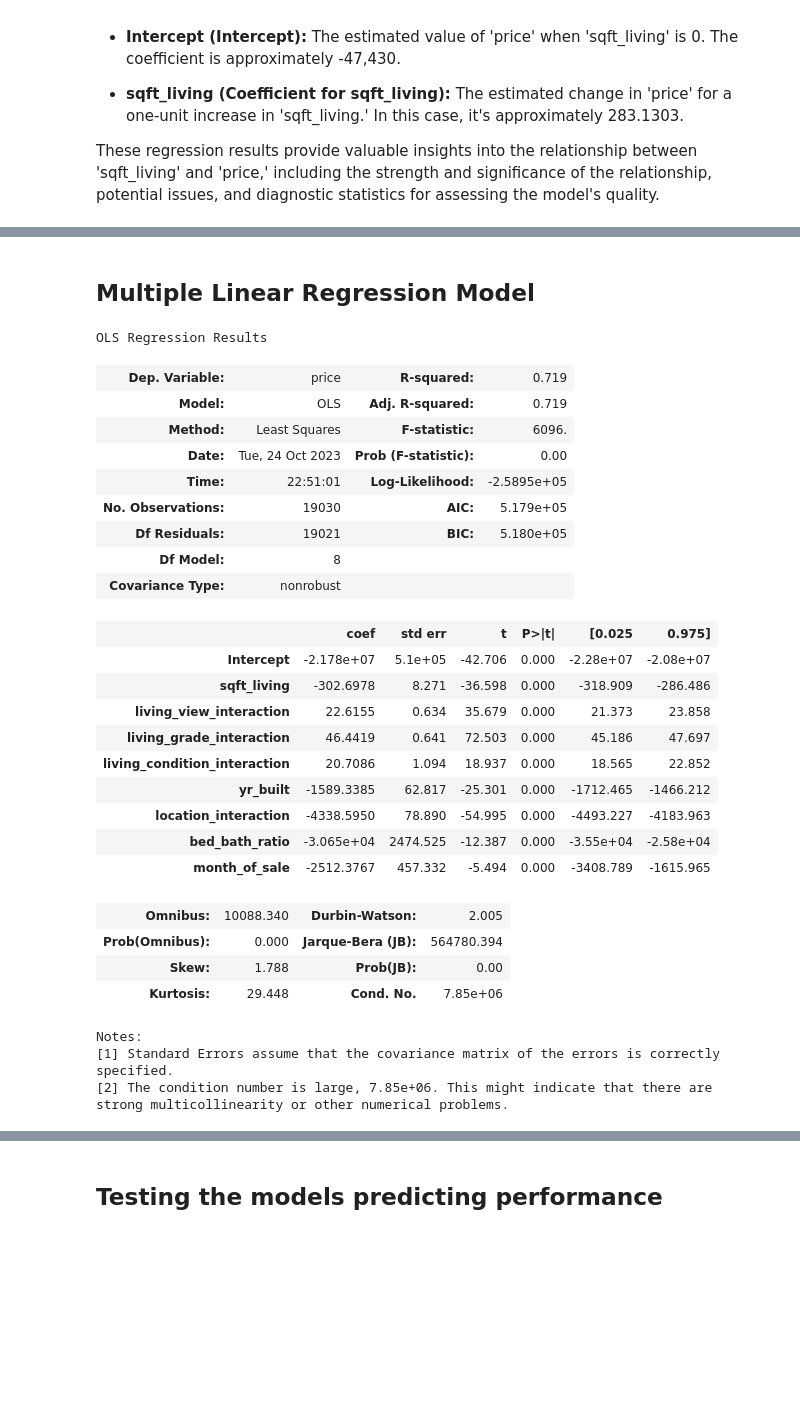
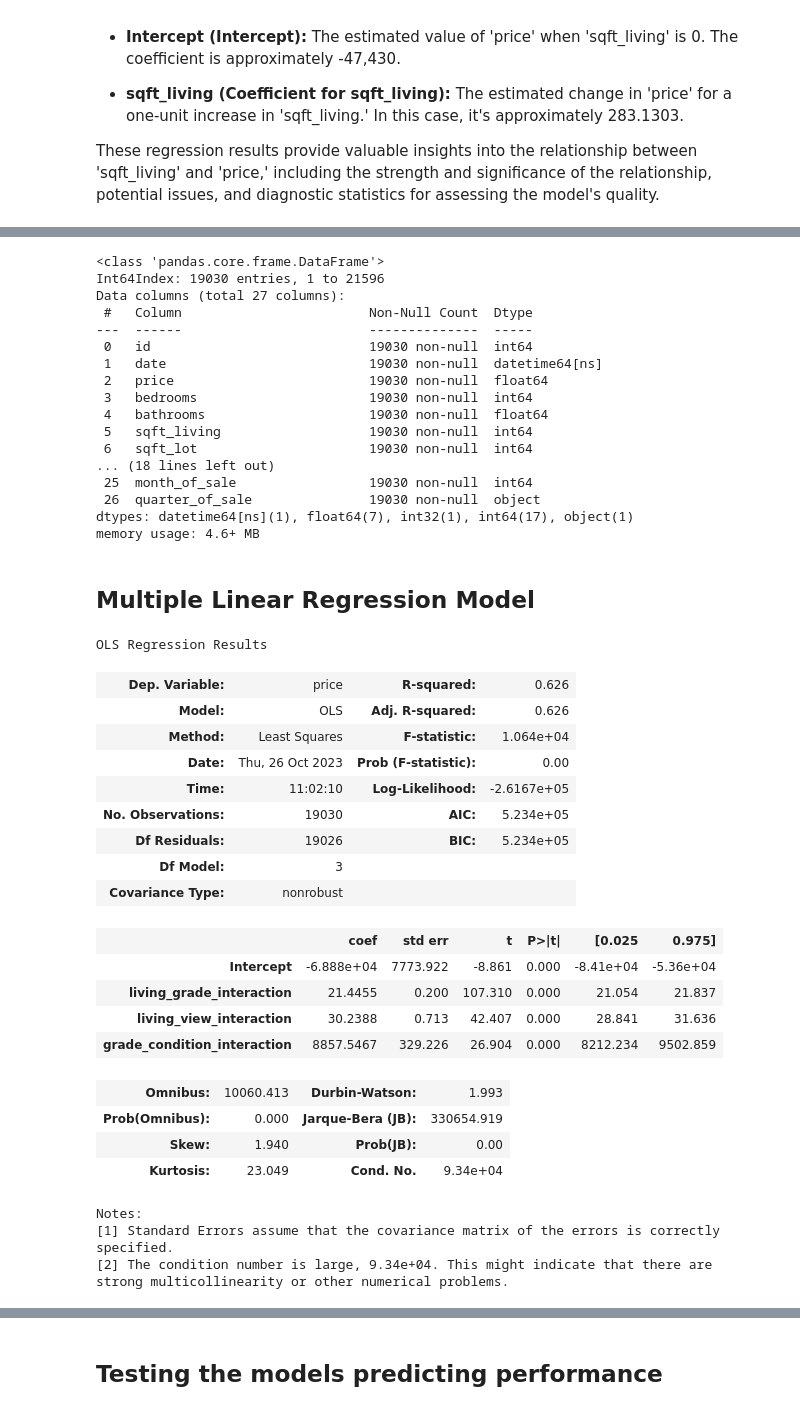
Before and after one commit to learn-co-curriculum/dsc-phase-2-project-v2-3, a Jupyter notebook: student.ipynb, the cells around one changed output, grey strips where cells are left out. Cells and saved outputs as stored; diff of their text form; code cells hidden in the pictures; blank space fills up the shorter version.

Commit message:
commit model changes

```diff
--- a/student.ipynb
+++ b/student.ipynb
@@ -104,7 +104,7 @@ from statsmodels.formula.api import ols
 # %%
 
 # Load the dataset from a CSV file into a Pandas DataFrame
-df = pd.read_csv(r"C:\Users\nimu\Documents\Phaseone\dsc-phase-2-project-v2-3\data\kc_house_data.csv")
+df = pd.read_csv(r"C:\Users\HP\Documents\dsc-phase-2-project-v2-3\data\kc_house_data.csv")
 
 # Inspect the first few rows
 df.head()
@@ -164,7 +164,7 @@ memory usage: 3.5+ MB
 Here we will work on data celaning, handling missing values, data transformation, handling duplicates, data reshaping and other processes to ensure that we have a clean, structured, and suitable format for analysis and modeling
 # %%
 # Drop the specified columns 'zipcode', 'sqft_living15', 'sqft_lot15' from the DataFrame
-df.drop(['zipcode', 'sqft_living15', 'sqft_lot15'], axis=1, inplace=True)
+df.drop(['zipcode', 'sqft_lot15'], axis=1, inplace=True)
 # %%
 # Check for missing values in the DataFrame and display the count of missing values for each column
 df.isnull().sum()
@@ -569,37 +572,62 @@ plt.show()
+# %%
+
+# Convert the 'sqft_basement' column to numeric, replacing non-numeric values with NaN.
+df['sqft_basement'] = pd.to_numeric(df['sqft_basement'], errors='coerce')
+
+# Replace NaN values in the 'sqft_basement' column with 0.
+df['sqft_basement'] = df['sqft_basement'].fillna(0)
+
+# Convert the 'sqft_basement' values to integers, handling NaN values as None.
+df['sqft_basement'] = df['sqft_basement'].apply(lambda x: int(float(x)) if pd.notna(x) else None)
+# %%
+df.info()
+# %% [output]
+<class 'pandas.core.frame.DataFrame'>
+Int64Index: 19030 entries, 1 to 21596
+Data columns (total 27 columns):
+ #   Column                        Non-Null Count  Dtype
+---  ------                        --------------  -----
+ 0   id                            19030 non-null  int64
+ 1   date                          19030 non-null  datetime64[ns]
+ 2   price                         19030 non-null  float64
+ 3   bedrooms                      19030 non-null  int64
+ 4   bathrooms                     19030 non-null  float64
+ 5   sqft_living                   19030 non-null  int64
+ 6   sqft_lot                      19030 non-null  int64
+... (18 lines left out)
+ 25  month_of_sale                 19030 non-null  int64
+ 26  quarter_of_sale               19030 non-null  object
+dtypes: datetime64[ns](1), float64(7), int32(1), int64(17), object(1)
+memory usage: 4.6+ MB
 # %% [markdown]
 ## Multiple Linear Regression Model
 # %%
 # Create a multiple linear regression model using Ordinary Least Squares (OLS)
-model = ols(formula='price ~ sqft_living + living_view_interaction + living_grade_interaction + living_condition_interaction + yr_built + location_interaction + bed_bath_ratio + month_of_sale', data=df).fit()
+model = ols(formula='price ~ living_grade_interaction + living_view_interaction + grade_condition_interaction', data=df).fit()
 
 # Display a summary of the regression model
 model.summary()
 # %% [output]
 OLS Regression Results
-| Dep. Variable: | price | R-squared: | 0.719 |
-| Model: | OLS | Adj. R-squared: | 0.719 |
-| Method: | Least Squares | F-statistic: | 6096. |
-| Date: | Tue, 24 Oct 2023 | Prob (F-statistic): | 0.00 |
-| Time: | 22:51:01 | Log-Likelihood: | -2.5895e+05 |
-| No. Observations: | 19030 | AIC: | 5.179e+05 |
-| Df Residuals: | 19021 | BIC: | 5.180e+05 |
-| Df Model: | 8 |  |  |
+| Dep. Variable: | price | R-squared: | 0.626 |
+| Model: | OLS | Adj. R-squared: | 0.626 |
+| Method: | Least Squares | F-statistic: | 1.064e+04 |
+| Date: | Thu, 26 Oct 2023 | Prob (F-statistic): | 0.00 |
+| Time: | 11:02:10 | Log-Likelihood: | -2.6167e+05 |
+| No. Observations: | 19030 | AIC: | 5.234e+05 |
+| Df Residuals: | 19026 | BIC: | 5.234e+05 |
+| Df Model: | 3 |  |  |
 | Covariance Type: | nonrobust |  |  |
 |  | coef | std err | t | P>|t| | [0.025 | 0.975] |
-| Intercept | -2.178e+07 | 5.1e+05 | -42.706 | 0.000 | -2.28e+07 | -2.08e+07 |
-| sqft_living | -302.6978 | 8.271 | -36.598 | 0.000 | -318.909 | -286.486 |
-| living_view_interaction | 22.6155 | 0.634 | 35.679 | 0.000 | 21.373 | 23.858 |
-| living_grade_interaction | 46.4419 | 0.641 | 72.503 | 0.000 | 45.186 | 47.697 |
-| living_condition_interaction | 20.7086 | 1.094 | 18.937 | 0.000 | 18.565 | 22.852 |
-| yr_built | -1589.3385 | 62.817 | -25.301 | 0.000 | -1712.465 | -1466.212 |
-| location_interaction | -4338.5950 | 78.890 | -54.995 | 0.000 | -4493.227 | -4183.963 |
-| bed_bath_ratio | -3.065e+04 | 2474.525 | -12.387 | 0.000 | -3.55e+04 | -2.58e+04 |
-| month_of_sale | -2512.3767 | 457.332 | -5.494 | 0.000 | -3408.789 | -1615.965 |
+| Intercept | -6.888e+04 | 7773.922 | -8.861 | 0.000 | -8.41e+04 | -5.36e+04 |
+| living_grade_interaction | 21.4455 | 0.200 | 107.310 | 0.000 | 21.054 | 21.837 |
+| living_view_interaction | 30.2388 | 0.713 | 42.407 | 0.000 | 28.841 | 31.636 |
+| grade_condition_interaction | 8857.5467 | 329.226 | 26.904 | 0.000 | 8212.234 | 9502.859 |
-| Omnibus: | 10088.340 | Durbin-Watson: | 2.005 |
-| Prob(Omnibus): | 0.000 | Jarque-Bera (JB): | 564780.394 |
-| Skew: | 1.788 | Prob(JB): | 0.00 |
-| Kurtosis: | 29.448 | Cond. No. | 7.85e+06 |
+| Omnibus: | 10060.413 | Durbin-Watson: | 1.993 |
+| Prob(Omnibus): | 0.000 | Jarque-Bera (JB): | 330654.919 |
+| Skew: | 1.940 | Prob(JB): | 0.00 |
+| Kurtosis: | 23.049 | Cond. No. | 9.34e+04 |
 Notes:
 [1] Standard Errors assume that the covariance matrix of the errors is correctly specified.
-[2] The condition number is large, 7.85e+06. This might indicate that there are
+[2] The condition number is large, 9.34e+04. This might indicate that there are
 strong multicollinearity or other numerical problems.
```
Also changed, not shown: parts of 25 cells of this notebook.
